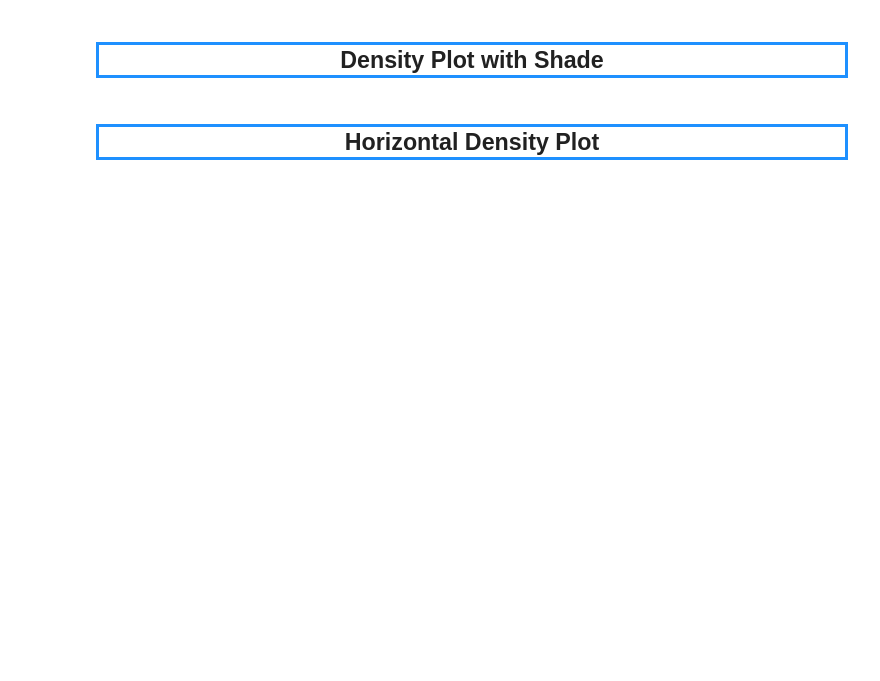
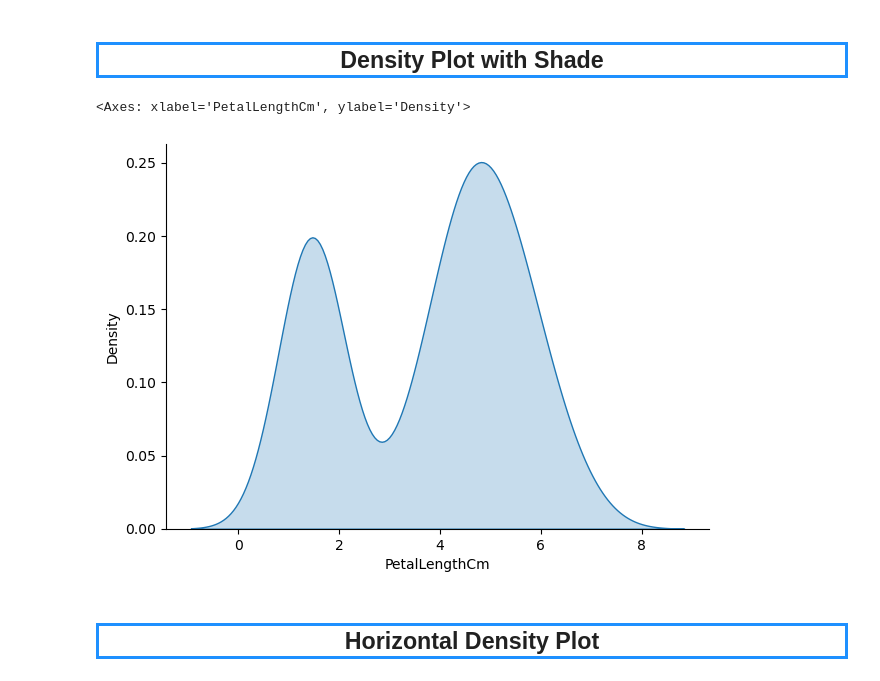
Before and after one commit to FredrikDellby/ML-For-Beginners, a Jupyter notebook: 2-Regression/2-Data/seaborn_intro.ipynb, the cells around one changed output. Cells and saved outputs as stored; diff of their text form; code cells hidden in the pictures; blank space fills up the shorter version.

```diff
--- a/2-Regression/2-Data/seaborn_intro.ipynb
+++ b/2-Regression/2-Data/seaborn_intro.ipynb
@@ -240,7 +242,11 @@ sns.kdeplot(iris['PetalLengthCm'])
 # %%
 f, ax = plt.subplots(figsize=(7, 5))
 sns.despine(f)
-sns.kdeplot(iris['PetalLengthCm'], shade=True)
+#sns.kdeplot(iris['PetalLengthCm'], shade=True)
+sns.kdeplot(iris['PetalLengthCm'], fill=True)
+# %% [output]
+<Axes: xlabel='PetalLengthCm', ylabel='Density'>
+[figure, added]
 # %% [markdown]
 <a id="horizontal_density_plot"></a>
 <h2 style='border:3px solid DodgerBlue;'><center>Horizontal Density Plot</center></h2>
```
Also changed, not shown: parts of 12 cells of this notebook.
